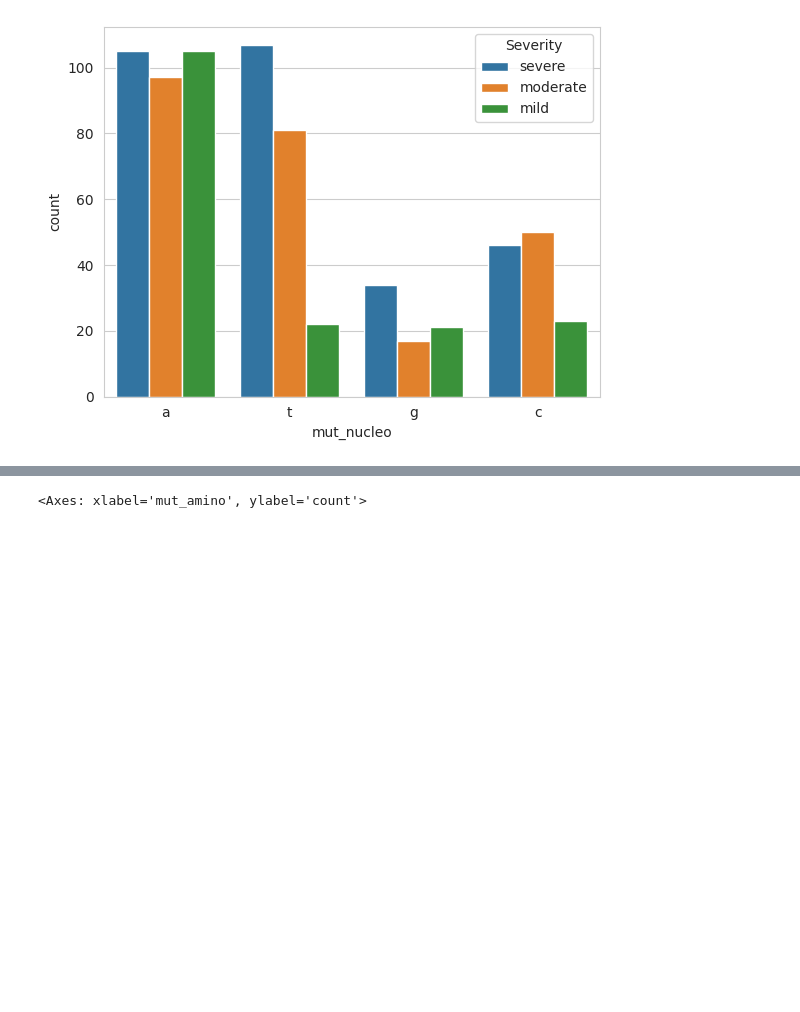
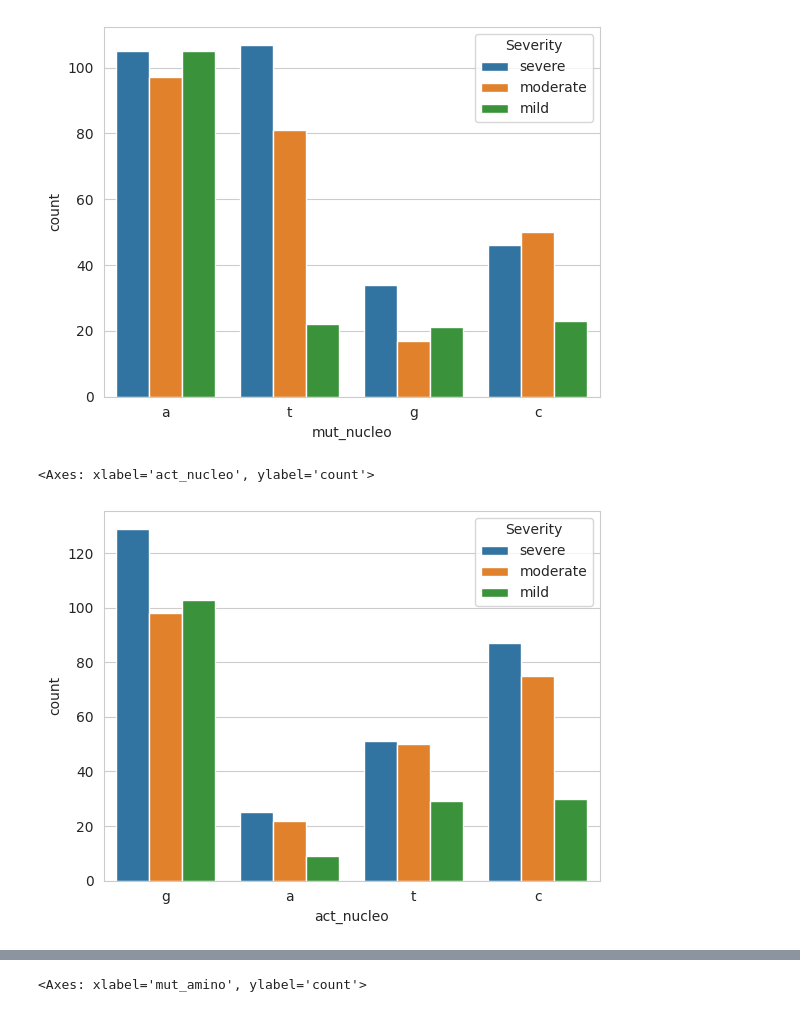
Before and after one commit to JestinGigi/Predicting_Haemophilia_B, a Jupyter notebook: Haemophilia_prediction_B.ipynb, the cells around one changed output, grey strips where cells are left out. Drawn from its saved outputs; the diff is of its cells as text; code cells hidden in the pictures; blank space fills up the shorter version.

```diff
--- a/Haemophilia_prediction_B.ipynb
+++ b/Haemophilia_prediction_B.ipynb
@@ -294,3 +307,8 @@ sns.countplot(data=new_df, x='mut_nucleo', hue='Severity')
 # %% [output]
 <Axes: xlabel='mut_nucleo', ylabel='count'>
 [figure]
+# %%
+sns.countplot(data=new_df, x='act_nucleo', hue='Severity')
+# %% [output]
+<Axes: xlabel='act_nucleo', ylabel='count'>
+[figure, added]
```
Also changed, not shown: parts of 17 cells of this notebook, 4 other files.
